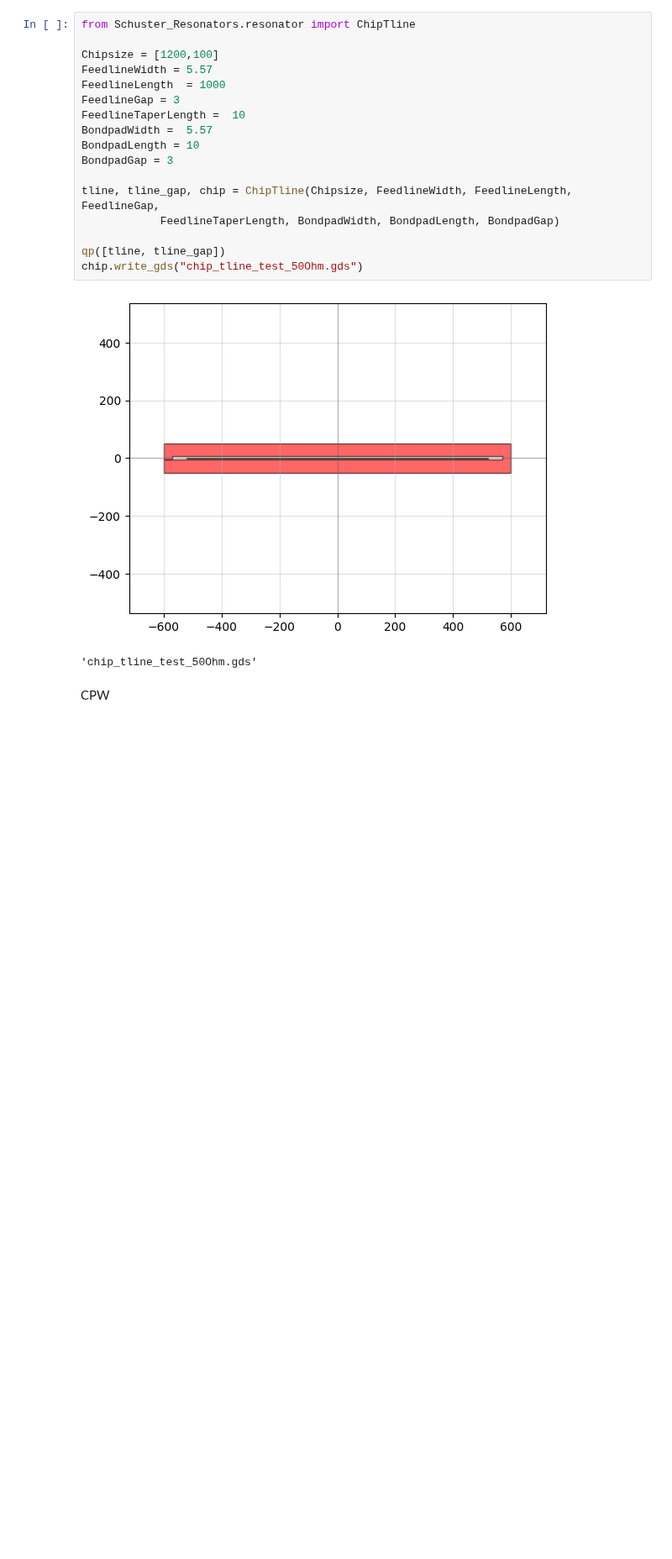
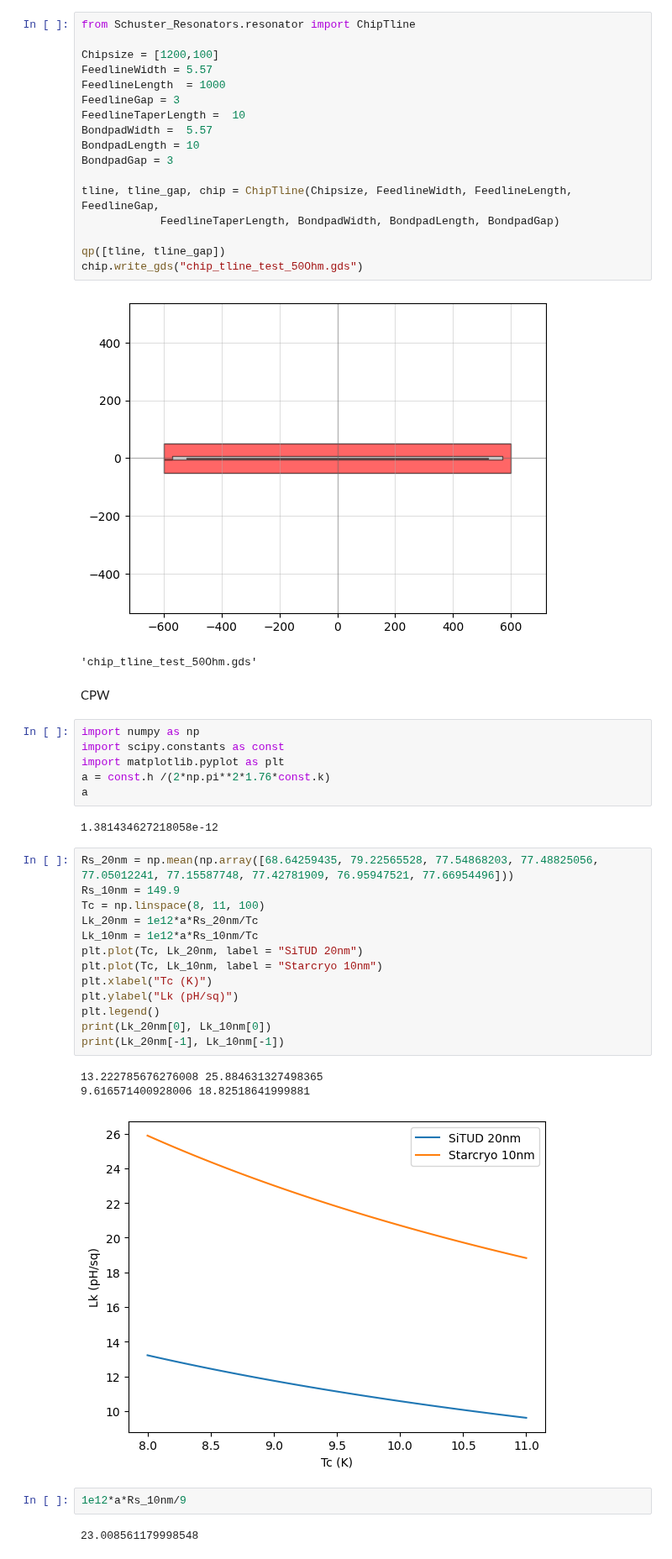
Before and after one commit to cbelo/resonators, a Jupyter notebook: tests.ipynb, the cells around one changed output. Shown at 84% size. Cells and saved outputs as stored; diff of their text form; blank space fills up the shorter version.

```diff
--- a/tests.ipynb
+++ b/tests.ipynb
@@ -211,3 +211,32 @@ chip.write_gds("chip_tline_test_50Ohm.gds")
 'chip_tline_test_50Ohm.gds'
 # %% [markdown]
 CPW
+# %%
+import numpy as np
+import scipy.constants as const
+import matplotlib.pyplot as plt
+a = const.h /(2*np.pi**2*1.76*const.k)
+a
+# %% [output]
+1.381434627218058e-12
+# %%
+Rs_20nm = np.mean(np.array([68.64259435, 79.22565528, 77.54868203, 77.48825056, 77.05012241, 77.15587748, 77.42781909, 76.95947521, 77.66954496]))
+Rs_10nm = 149.9
+Tc = np.linspace(8, 11, 100)
+Lk_20nm = 1e12*a*Rs_20nm/Tc
+Lk_10nm = 1e12*a*Rs_10nm/Tc
+plt.plot(Tc, Lk_20nm, label = "SiTUD 20nm")
+plt.plot(Tc, Lk_10nm, label = "Starcryo 10nm")
+plt.xlabel("Tc (K)")
+plt.ylabel("Lk (pH/sq)")
+plt.legend()
+print(Lk_20nm[0], Lk_10nm[0])
+print(Lk_20nm[-1], Lk_10nm[-1])
+# %% [output]
+13.222785676276008 25.884631327498365
+9.616571400928006 18.82518641999881
+[figure, added]
+# %%
+1e12*a*Rs_10nm/9
+# %% [output]
+23.008561179998548
```
Also changed, not shown: 6 other files.
